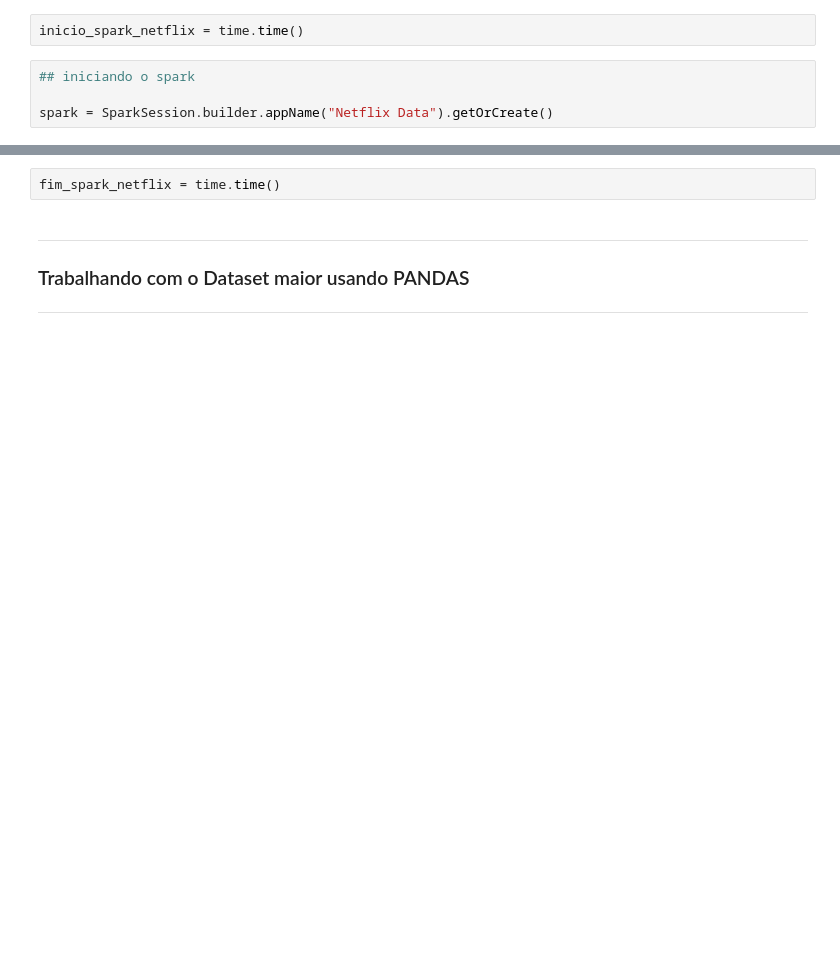
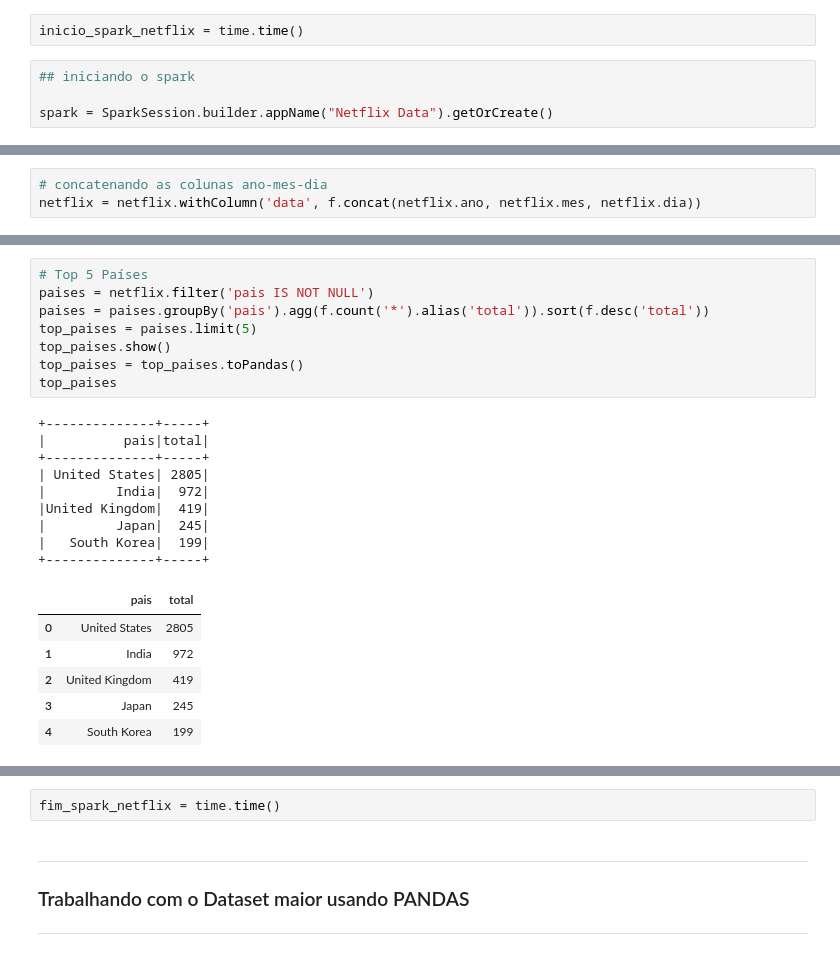
Before and after one commit to GuilhermeKotchergenko/santandercoders_bigdata1_project, a Jupyter notebook: Trabalho pandas X spark .ipynb, the cells around one changed output, grey strips where cells are left out. Drawn from its saved outputs; the diff is of its cells as text; blank space fills up the shorter version.

```diff
--- a/Trabalho pandas X spark .ipynb
+++ b/Trabalho pandas X spark .ipynb
@@ -515,0 +650,3 @@ print((netflix_spark.count(),len(netflix_spark.columns)))
+# %%
+# concatenando as colunas ano-mes-dia
+netflix = netflix.withColumn('data', f.concat(netflix.ano, netflix.mes, netflix.dia))
@@ -515,0 +719,24 @@ print((netflix_spark.count(),len(netflix_spark.columns)))
+# %%
+# Top 5 Países
+paises = netflix.filter('pais IS NOT NULL')
+paises = paises.groupBy('pais').agg(f.count('*').alias('total')).sort(f.desc('total'))
+top_paises = paises.limit(5)
+top_paises.show()
+top_paises = top_paises.toPandas()
+top_paises
+# %% [output]
++--------------+-----+
+|          pais|total|
++--------------+-----+
+| United States| 2805|
+|         India|  972|
+|United Kingdom|  419|
+|         Japan|  245|
+|   South Korea|  199|
++--------------+-----+
+|  | pais | total |
+| 0 | United States | 2805 |
+| 1 | India | 972 |
+| 2 | United Kingdom | 419 |
+| 3 | Japan | 245 |
+| 4 | South Korea | 199 |
```
Also changed, not shown: parts of 62 cells of this notebook.
